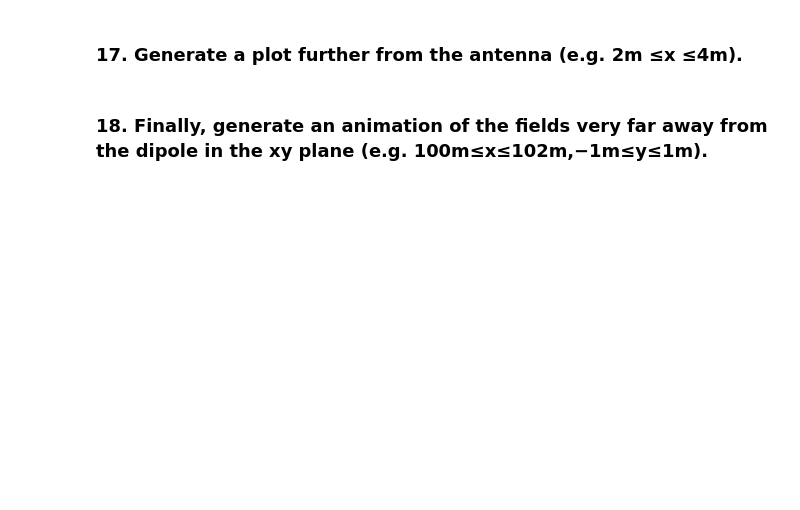
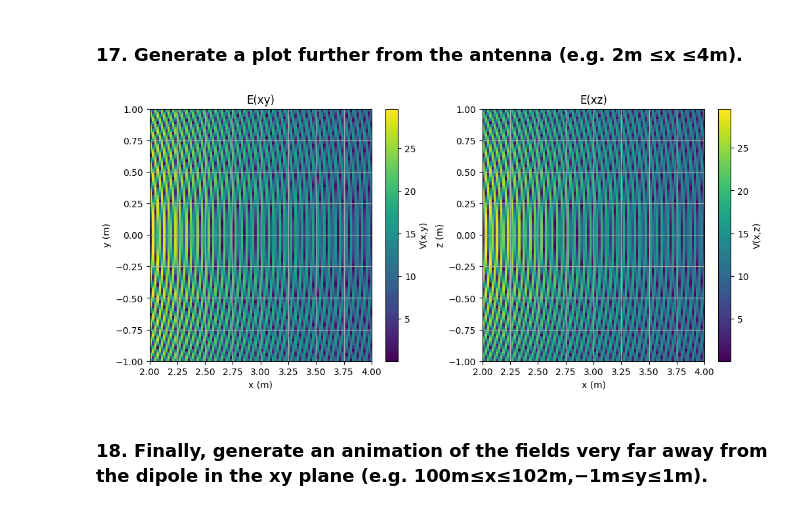
Before and after one commit to cwlebgarcia/ENEL-476, a Jupyter notebook: Lab-2/enel476_lab2_template_v2.ipynb, the cells around one changed output. Cells and saved outputs as stored; diff of their text form; code cells hidden in the pictures; blank space fills up the shorter version.

```diff
--- a/Lab-2/enel476_lab2_template_v2.ipynb
+++ b/Lab-2/enel476_lab2_template_v2.ipynb
@@ -620,4 +716,37 @@ The wave resulting from the sum of the forward and backward travelling waves sho
 # %% [markdown]
 ### 17. Generate a plot further from the antenna (e.g. 2m ≤x ≤4m).
+# %%
+x = np.linspace(2, 4, N)
+y = np.linspace(-1, 1, N)
+z = np.linspace(-1, 1 ,N)
+
+X_xy, Y = np.meshgrid(x, y)   # xy plane, z=0
+X_xz, Z = np.meshgrid(x, z)   # xz plane, y=0
+
+fig, axs = plt.subplots(1, 2, figsize=(12, 5))
+
+im0 = axs[0].imshow(E_field(X_xy, Y, 0, t[0]), extent=[x.min(), x.max(), y.min(), y.max()], origin='lower', cmap='viridis', aspect='auto')
+axs[0].set_title('E(xy)')
+axs[0].set_xlabel('x (m)')
+axs[0].set_ylabel('y (m)')
+axs[0].grid(True)
+fig.colorbar(im0, ax=axs[0], label='V(x,y)')
+
+axs[0].set_xlim(x.min(), x.max())
+axs[0].set_ylim(y.min(), y.max())
+
+im1 = axs[1].imshow(E_field(X_xz, 0, Z, t[0]), extent=[x.min(), x.max(), z.min(), z.max()], origin='lower', cmap='viridis', aspect='auto')
+axs[1].set_title('E(xz)')
+axs[1].set_xlabel('x (m)')
+axs[1].set_ylabel('z (m)')
+axs[1].grid(True)
+fig.colorbar(im1, ax=axs[1], label='V(x,z)')
+
+axs[1].set_xlim(x.min(), x.max())
+axs[1].set_ylim(z.min(), z.max())
+
+plt.show()
+# %% [output]
+[figure, added]
 # %% [markdown]
 ### 18. Finally, generate an animation of the fields very far away from the dipole in the xy plane (e.g. 100m≤x≤102m,−1m≤y≤1m).
```
Also changed, not shown: parts of 4 cells of this notebook, 1 other file.
